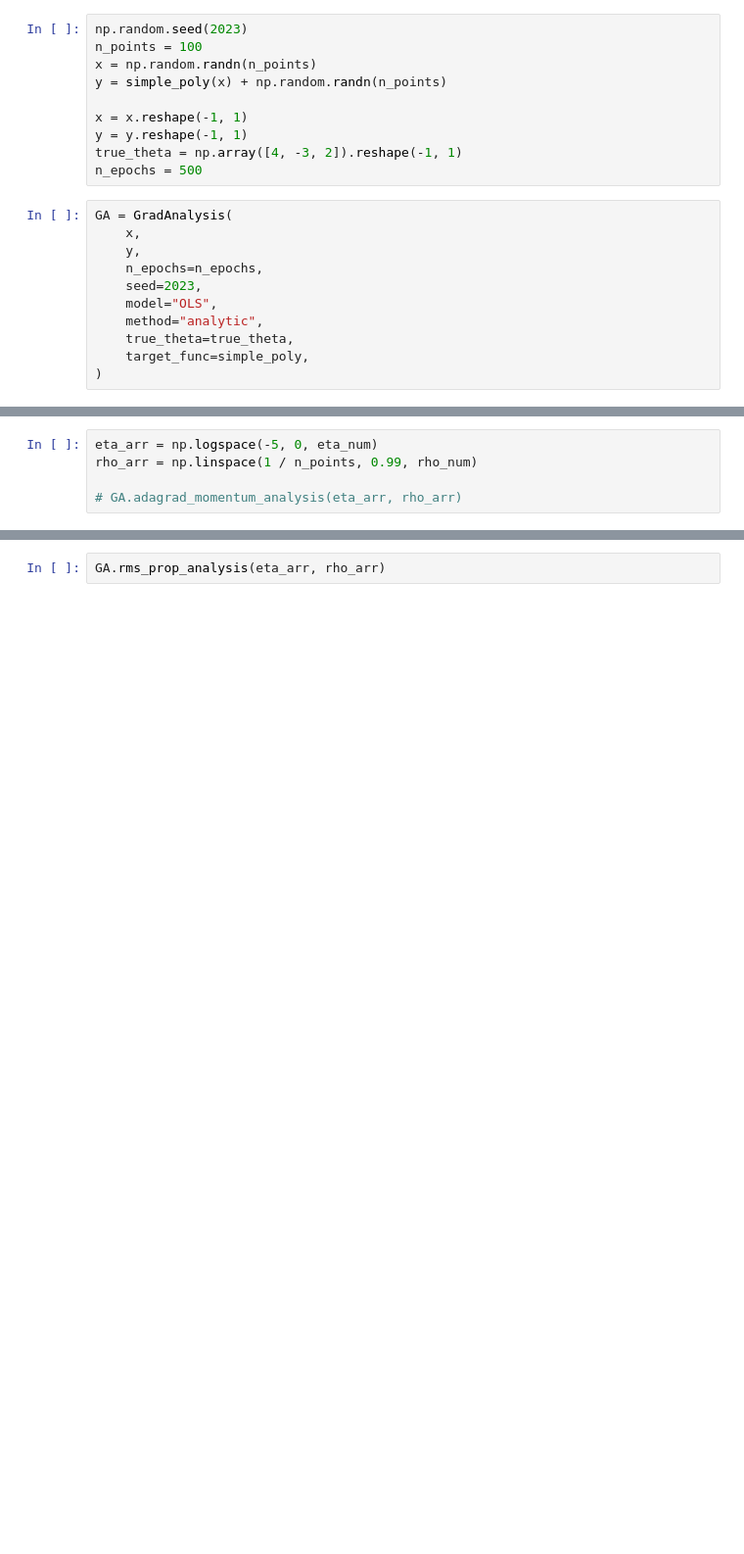
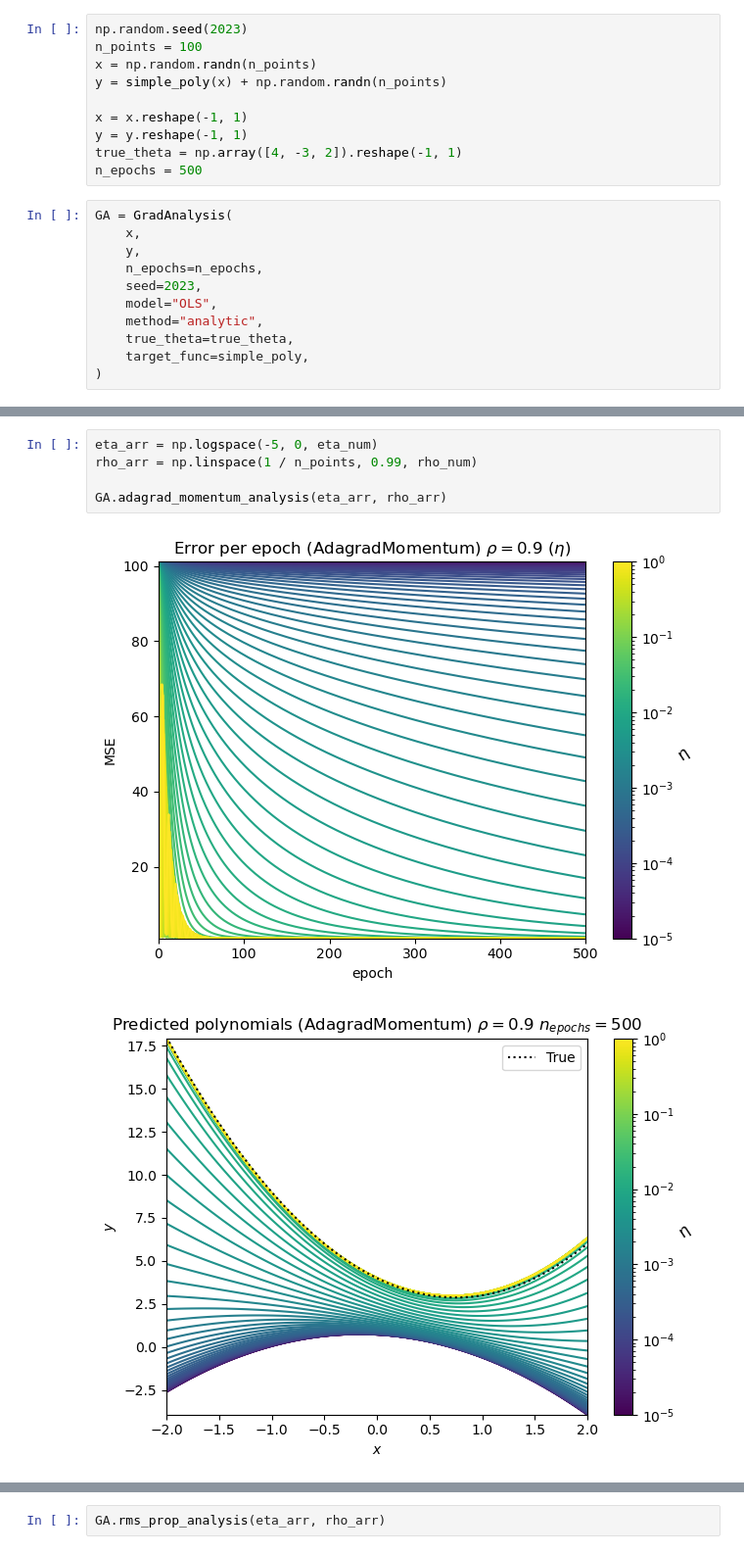
Before and after one commit to augustfe/FYSSTK, a Jupyter notebook: Project2/src/grad_rework.ipynb, the cells around one changed output, grey strips where cells are left out. Shown at 98% size. Cells and saved outputs as stored; diff of their text form; blank space fills up the shorter version.

```diff
--- a/Project2/src/grad_rework.ipynb
+++ b/Project2/src/grad_rework.ipynb
@@ -47,5 +64,8 @@ eta_arr = np.logspace(-3, 0, eta_num)
 # %%
 eta_arr = np.logspace(-5, 0, eta_num)
 rho_arr = np.linspace(1 / n_points, 0.99, rho_num)
 
-# GA.adagrad_momentum_analysis(eta_arr, rho_arr)
+GA.adagrad_momentum_analysis(eta_arr, rho_arr)
+# %% [output]
+[figure, added]
+[figure, added]
```
Also changed, not shown: parts of 5 cells of this notebook, 1 other file.
